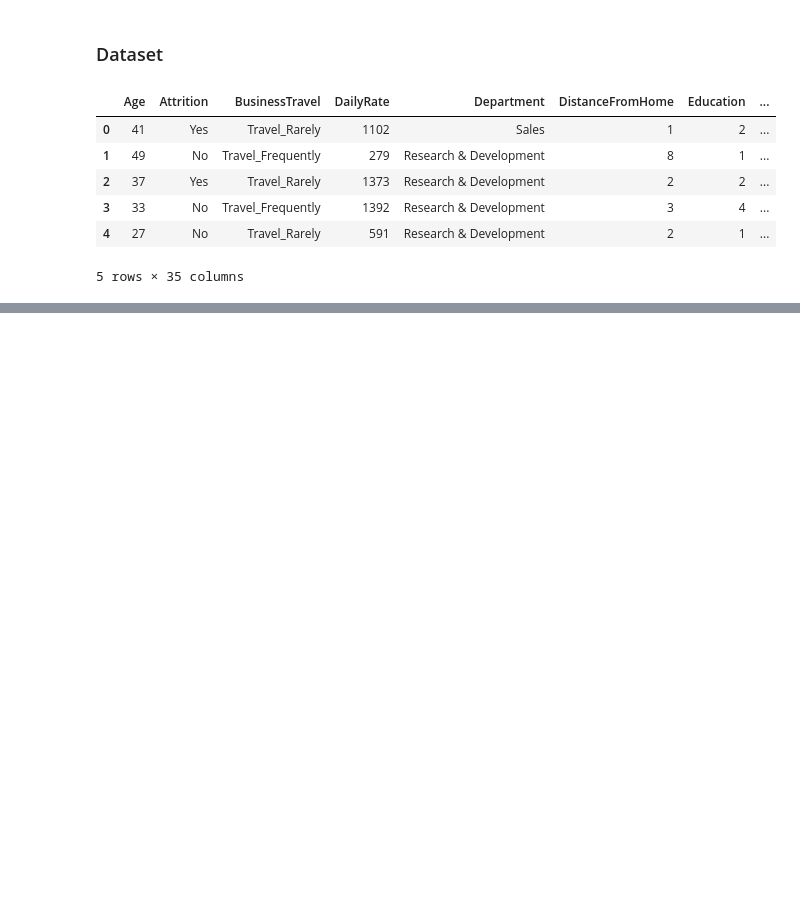
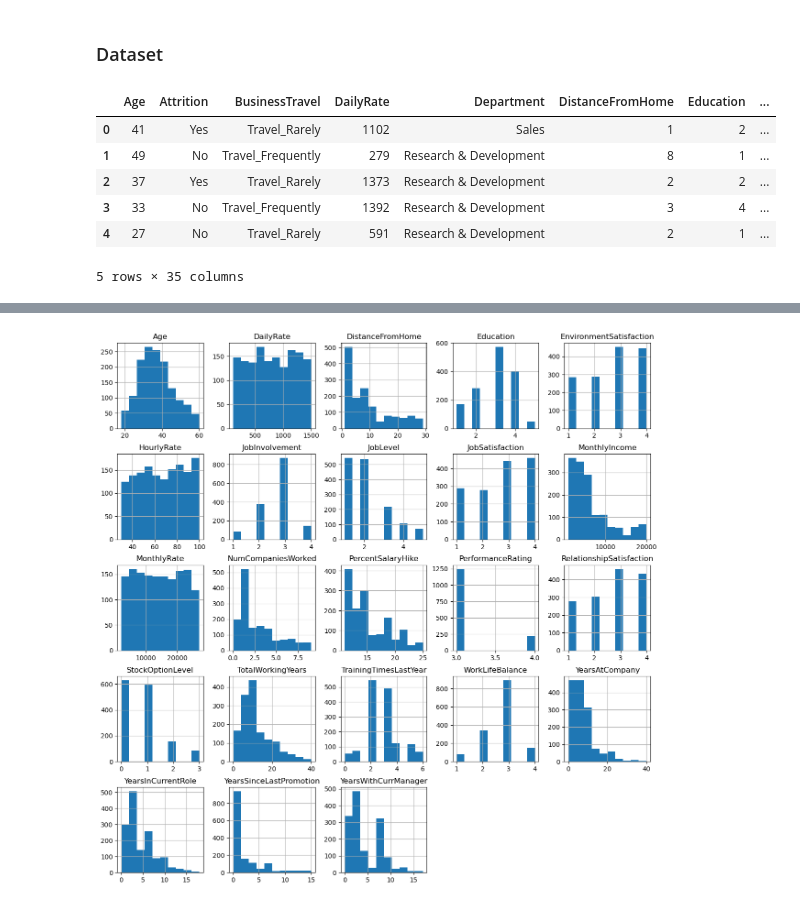
Before and after one commit to ubco-W2022T1-cosc301/project-group24, a Jupyter notebook: notebooks/analysis2.ipynb, the cells around one changed output, grey strips where cells are left out. Saved outputs shown, nothing was run; the diff lists cells and outputs as text; code cells hidden in the pictures; blank space fills up the shorter version.

```diff
--- a/notebooks/analysis2.ipynb
+++ b/notebooks/analysis2.ipynb
@@ -20,0 +119,10 @@ dataset.head()
+# %%
+import numpy as np
+import pandas as pd
+import seaborn as sns
+import matplotlib.pylab as plt
+
+df = pd.read_csv("../data/raw/HR-Employee-Attrition.csv")
+df_cleaned = df.copy().drop(['EmployeeCount','StandardHours','EmployeeNumber','Over18'], axis =1)
+df_cleaned = df_cleaned[df_cleaned['
+display(df_cleaned)
@@ -20,0 +190,4 @@ dataset.head()
+# %%
+hist = df_cleaned.hist(bins = 10,figsize = (15,15))
+# %% [output]
+[figure, added]
```
Also changed, not shown: parts of 12 cells of this notebook, 2 other files.
